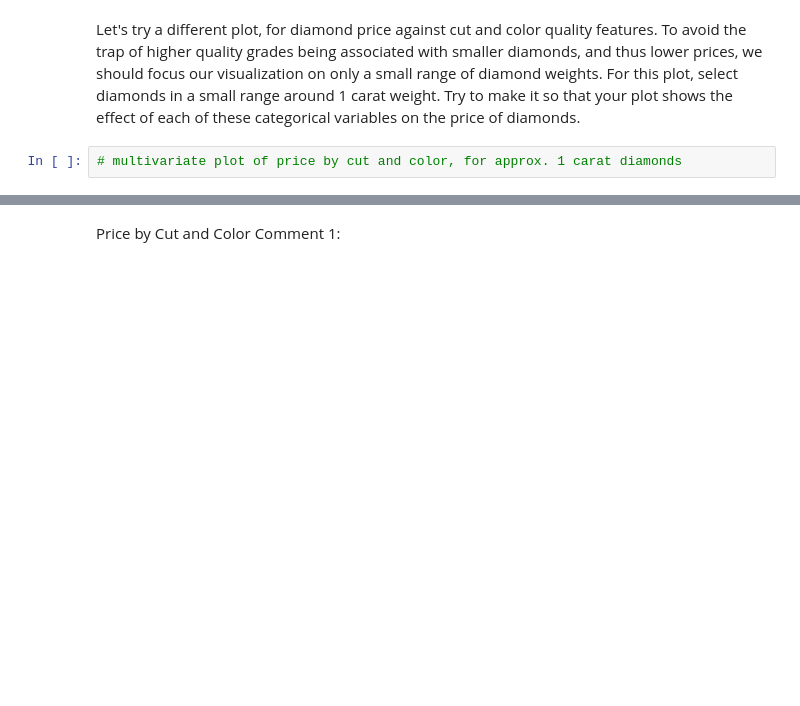
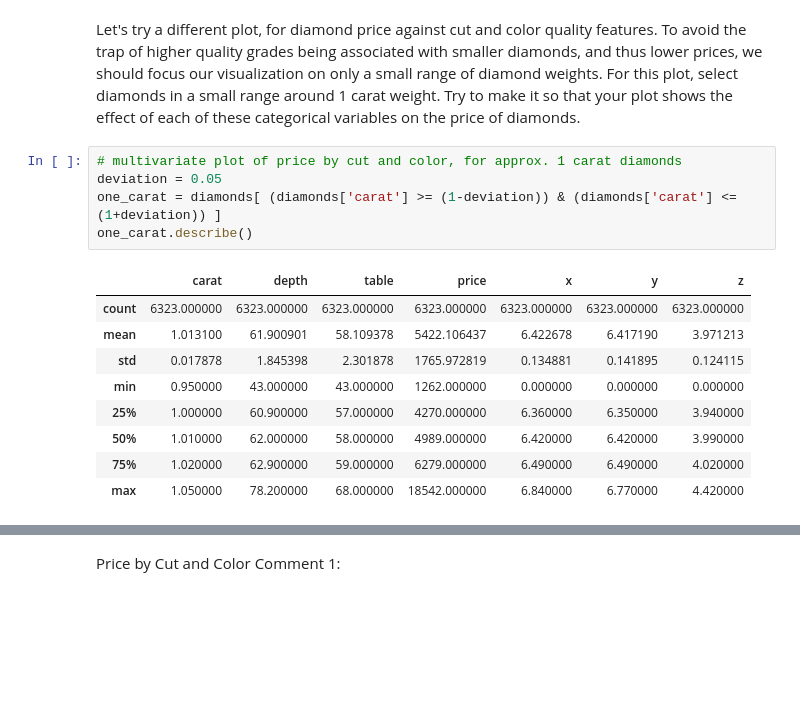
Before and after one commit to philip-h-dye/udacity--data-visualization, a Jupyter notebook: 007-case-study/Multivariate_Exploration.ipynb, the cells around one changed output, grey strips where cells are left out. Saved outputs shown, nothing was run; the diff lists cells and outputs as text; blank space fills up the shorter version.

```diff
--- a/007-case-study/Multivariate_Exploration.ipynb
+++ b/007-case-study/Multivariate_Exploration.ipynb
@@ -122,3 +142,16 @@ Price by Carat and Clarity Comment 2: <span style="color:white">You should see a
 Let's try a different plot, for diamond price against cut and color quality features. To avoid the trap of higher quality grades being associated with smaller diamonds, and thus lower prices, we should focus our visualization on only a small range of diamond weights. For this plot, select diamonds in a small range around 1 carat weight. Try to make it so that your plot shows the effect of each of these categorical variables on the price of diamonds.
 # %%
 # multivariate plot of price by cut and color, for approx. 1 carat diamonds
+deviation = 0.05
+one_carat = diamonds[ (diamonds['carat'] >= (1-deviation)) & (diamonds['carat'] <= (1+deviation)) ]
+one_carat.describe()
+# %% [output]
+|  | carat | depth | table | price | x | y | z |
+| count | 6323.000000 | 6323.000000 | 6323.000000 | 6323.000000 | 6323.000000 | 6323.000000 | 6323.000000 |
+| mean | 1.013100 | 61.900901 | 58.109378 | 5422.106437 | 6.422678 | 6.417190 | 3.971213 |
+| std | 0.017878 | 1.845398 | 2.301878 | 1765.972819 | 0.134881 | 0.141895 | 0.124115 |
+| min | 0.950000 | 43.000000 | 43.000000 | 1262.000000 | 0.000000 | 0.000000 | 0.000000 |
+| 25% | 1.000000 | 60.900000 | 57.000000 | 4270.000000 | 6.360000 | 6.350000 | 3.940000 |
+| 50% | 1.010000 | 62.000000 | 58.000000 | 4989.000000 | 6.420000 | 6.420000 | 3.990000 |
+| 75% | 1.020000 | 62.900000 | 59.000000 | 6279.000000 | 6.490000 | 6.490000 | 4.020000 |
+| max | 1.050000 | 78.200000 | 68.000000 | 18542.000000 | 6.840000 | 6.770000 | 4.420000 |
```
Also changed, not shown: parts of 10 cells of this notebook.
